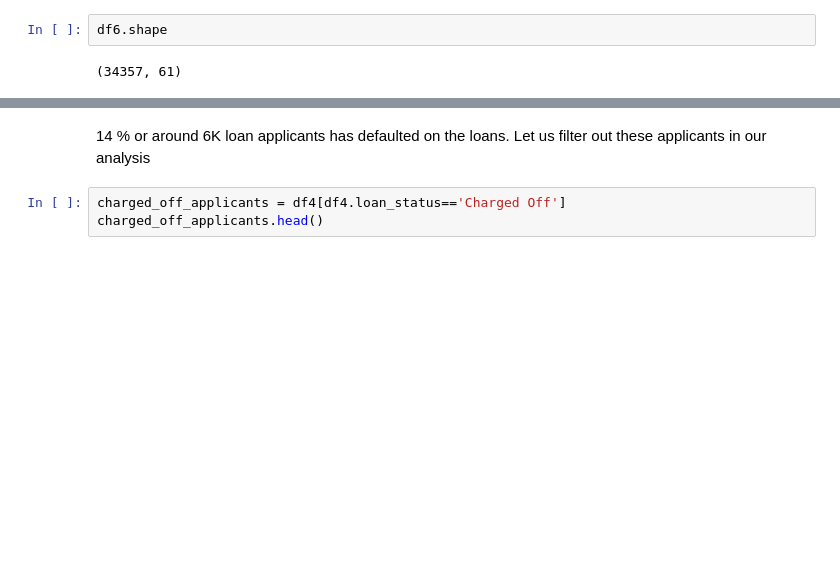
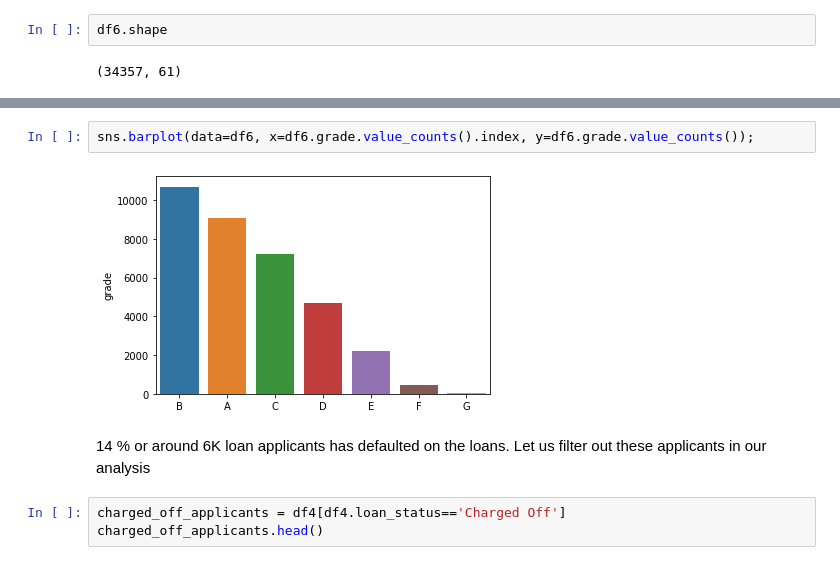
Before and after one commit to hargurjeet/Lending-Club-CaseStudy, a Jupyter notebook: Lending_Club_Case_Study.ipynb, the cells around one changed output, grey strips where cells are left out. Saved outputs shown, nothing was run; the diff lists cells and outputs as text; blank space fills up the shorter version.

```diff
--- a/Lending_Club_Case_Study.ipynb
+++ b/Lending_Club_Case_Study.ipynb
@@ -390,3 +482,7 @@ plt.title('Loan Statuses')
+# %%
+sns.barplot(data=df6, x=df6.grade.value_counts().index, y=df6.grade.value_counts());
+# %% [output]
+[figure, added]
 # %% [markdown]
 14 % or around 6K loan applicants has defaulted on the loans. Let us filter out these applicants in our analysis
 # %%
```
Also changed, not shown: parts of 20 cells of this notebook.
